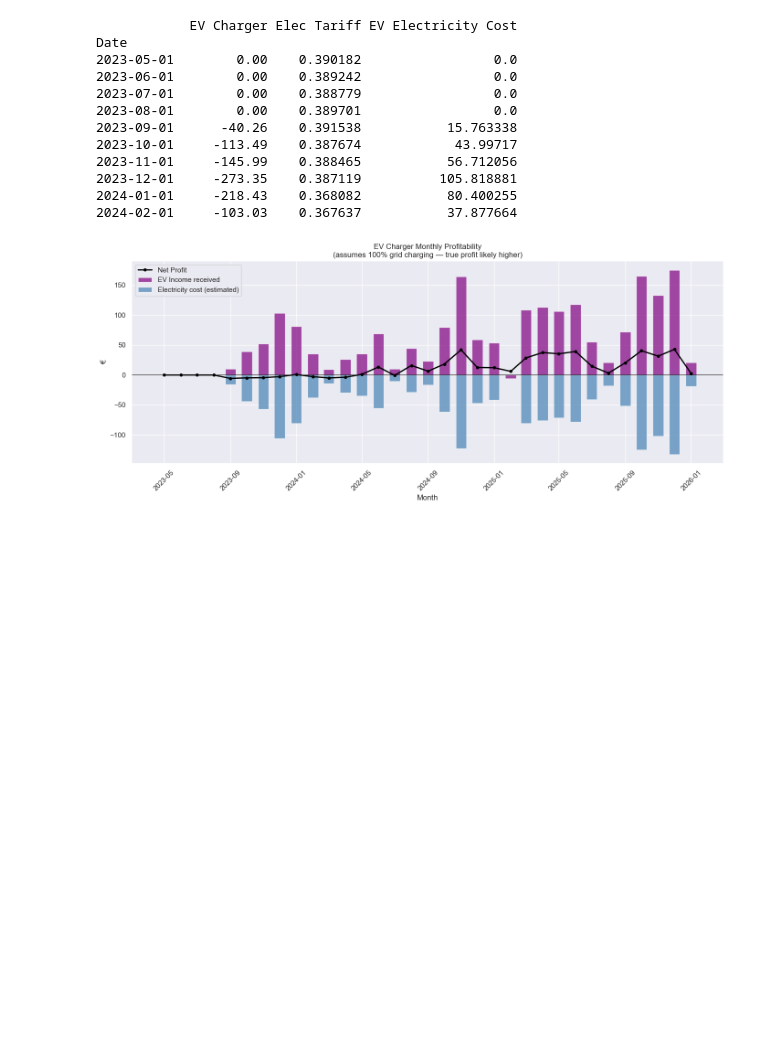
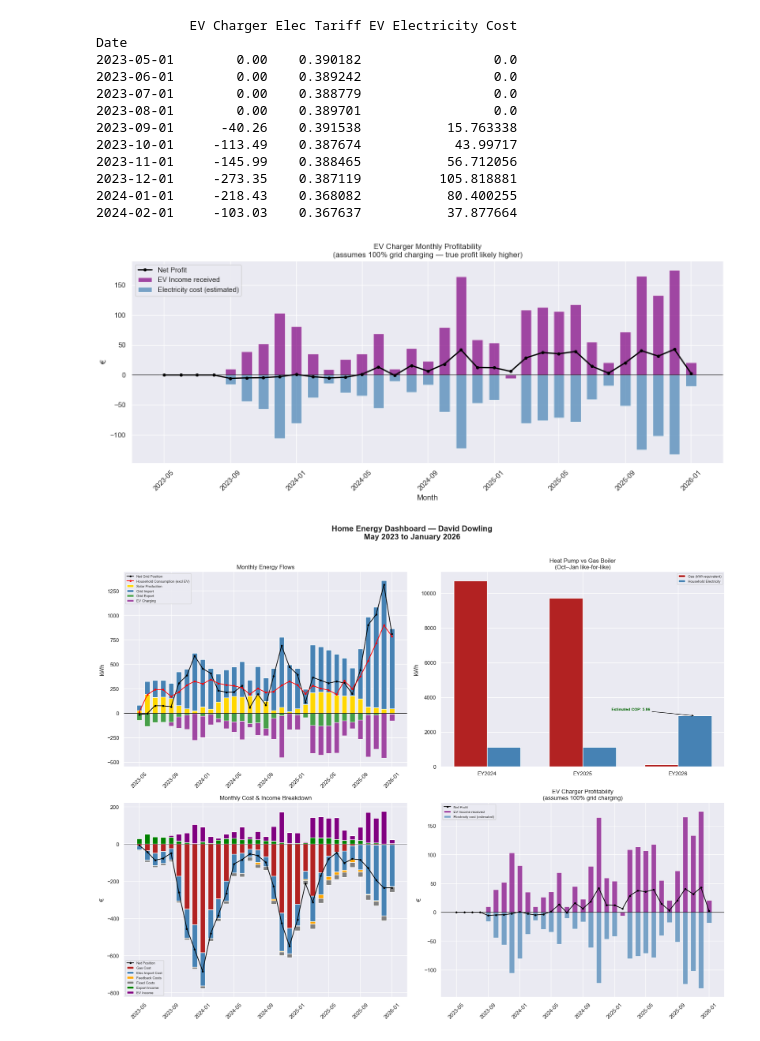
Before and after one commit to DavidRSDowling/industrial-ai, a Jupyter notebook: home_energy_analysis.ipynb, the cells around one changed output. Cells and saved outputs as stored; diff of their text form; code cells hidden in the pictures; blank space fills up the shorter version.

Commit message:
Sprint 1 - complete home energy dashboard, clean data pipeline, Feb 2026 data

```diff
--- a/home_energy_analysis.ipynb
+++ b/home_energy_analysis.ipynb
@@ -858,3 +858,99 @@ plt.tight_layout()
 plt.show()
 # %% [output]
 [figure]
+# %%
+fig = plt.figure(figsize=(18, 14))
+fig.suptitle("Home Energy Dashboard — David Dowling\nMay 2023 to January 2026",
+             fontsize=16, fontweight="bold", y=1.01)
+
+# ── CHART 1: Monthly Energy Flows (top left) ──────────
+ax1 = fig.add_subplot(2, 2, 1)
+ax1.bar(df.index, df["Solar Production"], width=20,
+        color="gold", label="Solar Production")
+ax1.bar(df.index, df["Elec Import"], width=20,
+        color="steelblue", label="Grid Import",
+        bottom=df["Solar Production"])
+ax1.bar(df.index, df["Elec Export"].abs() * -1, width=20,
+        color="green", alpha=0.7, label="Grid Export")
+ax1.bar(df.index, df["EV Charger"].abs() * -1, width=20,
+        color="purple", alpha=0.7, label="EV Charging",
+        bottom=df["Elec Export"])
+ax1.axhline(y=0, color="black", linewidth=0.8)
+ax1.plot(df.index, df["Net Grid Use"],
+         color="black", linewidth=1.5, marker="o", markersize=3,
+         label="Net Grid Position")
+ax1.plot(df.index, df["Household Elec"],
+         color="red", linewidth=1.5, marker="o", markersize=3,
+         label="Household Consumption (excl EV)")
+ax1.set_title("Monthly Energy Flows")
+ax1.set_ylabel("kWh")
+plt.setp(ax1.xaxis.get_majorticklabels(), rotation=45)
+ax1.legend(fontsize=7)
+
+# ── CHART 2: Heat Pump vs Gas Boiler (top right) ──────
+ax2 = fig.add_subplot(2, 2, 2)
+x = np.arange(len(heating_summary_fair))
+width = 0.35
+ax2.bar(x - width/2, heating_summary_fair["Gas_kWh"], width,
+        color="firebrick", label="Gas (kWh equivalent)")
+ax2.bar(x + width/2, heating_summary_fair["Household_Elec"], width,
+        color="steelblue", label="Household Electricity")
+ax2.set_title("Heat Pump vs Gas Boiler\n(Oct–Jan like-for-like)")
+ax2.set_ylabel("kWh")
+ax2.set_xticks(x)
+ax2.set_xticklabels(heating_summary_fair["Energy Year"])
+ax2.legend(fontsize=7)
+ax2.annotate(f"Estimated COP: {cop_estimate:.2f}",
+             xy=(2 + width/2, heating_summary_fair["Household_Elec"].iloc[2]),
+             xytext=(1.3, heating_summary_fair["Household_Elec"].iloc[2] + 300),
+             arrowprops=dict(arrowstyle="->", color="black"),
+             fontsize=8, color="darkgreen", fontweight="bold")
+
+# ── CHART 3: Monthly Cost Breakdown (bottom left) ─────
+ax3 = fig.add_subplot(2, 2, 3)
+ax3.bar(df.index, df["Gas Cost"], width=20,
+        color="firebrick", label="Gas Cost")
+ax3.bar(df.index, df["Elec Import Cost"], width=20,
+        color="steelblue", label="Elec Import Cost",
+        bottom=df["Gas Cost"])
+ax3.bar(df.index, df["Feedback Costs"], width=20,
+        color="orange", label="Feedback Costs",
+        bottom=df["Gas Cost"] + df["Elec Import Cost"])
+ax3.bar(df.index, df["Fixed Costs"], width=20,
+        color="grey", label="Fixed Costs",
+        bottom=df["Gas Cost"] + df["Elec Import Cost"] + df["Feedback Costs"])
+ax3.bar(df.index, df["Export Income"], width=20,
+        color="green", label="Export Income")
+ax3.bar(df.index, df["EV Charger.1"], width=20,
+        color="purple", label="EV Income",
+        bottom=df["Export Income"])
+ax3.plot(df.index, df["Net Position"],
+         color="black", linewidth=1.5, marker="o", markersize=3,
+         label="Net Position")
+ax3.axhline(y=0, color="black", linewidth=0.8)
+ax3.set_title("Monthly Cost & Income Breakdown")
+ax3.set_ylabel("€")
+plt.setp(ax3.xaxis.get_majorticklabels(), rotation=45)
+ax3.legend(fontsize=7, loc="lower left")
+
+# ── CHART 4: EV Profitability (bottom right) ──────────
+ax4 = fig.add_subplot(2, 2, 4)
+ax4.bar(df.index, df["EV Charger.1"], width=20,
+        color="purple", alpha=0.7, label="EV Income received")
+ax4.bar(df.index, df["EV Electricity Cost"] * -1, width=20,
+        color="steelblue", alpha=0.7, label="Electricity cost (estimated)")
+ax4.plot(df.index, df["EV Net Profit"],
+         color="black", linewidth=1.5, marker="o", markersize=3,
+         label="Net Profit")
+ax4.axhline(y=0, color="black", linewidth=0.8)
+ax4.set_title("EV Charger Profitability\n(assumes 100% grid charging)")
+ax4.set_ylabel("€")
+plt.setp(ax4.xaxis.get_majorticklabels(), rotation=45)
+ax4.legend(fontsize=7)
+
+plt.tight_layout()
+plt.savefig("home_energy_dashboard.png", dpi=150, bbox_inches="tight")
+plt.show()
+print("Dashboard saved as home_energy_dashboard.png ✓")
+# %% [output]
+[figure, added]
```
Also changed, not shown: parts of 1 cell of this notebook, 2 other files.
